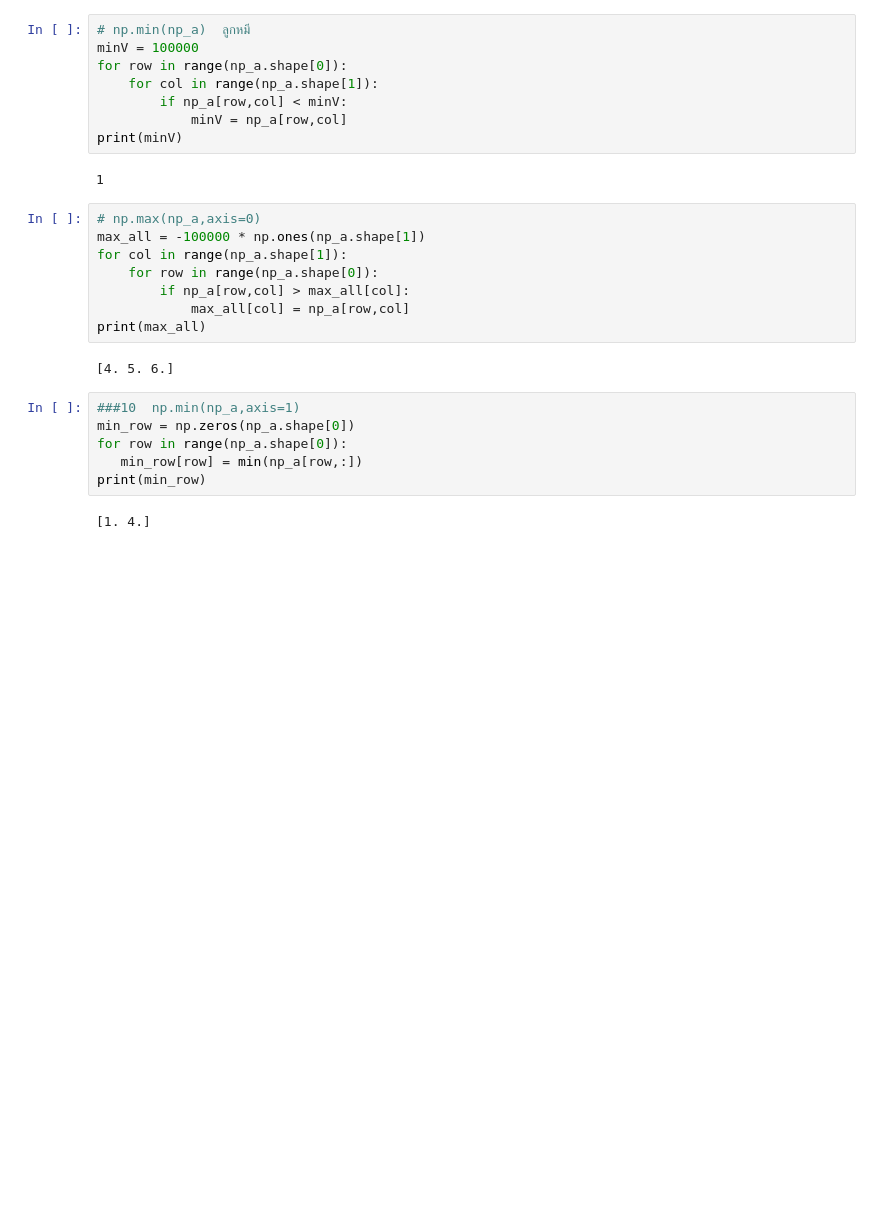
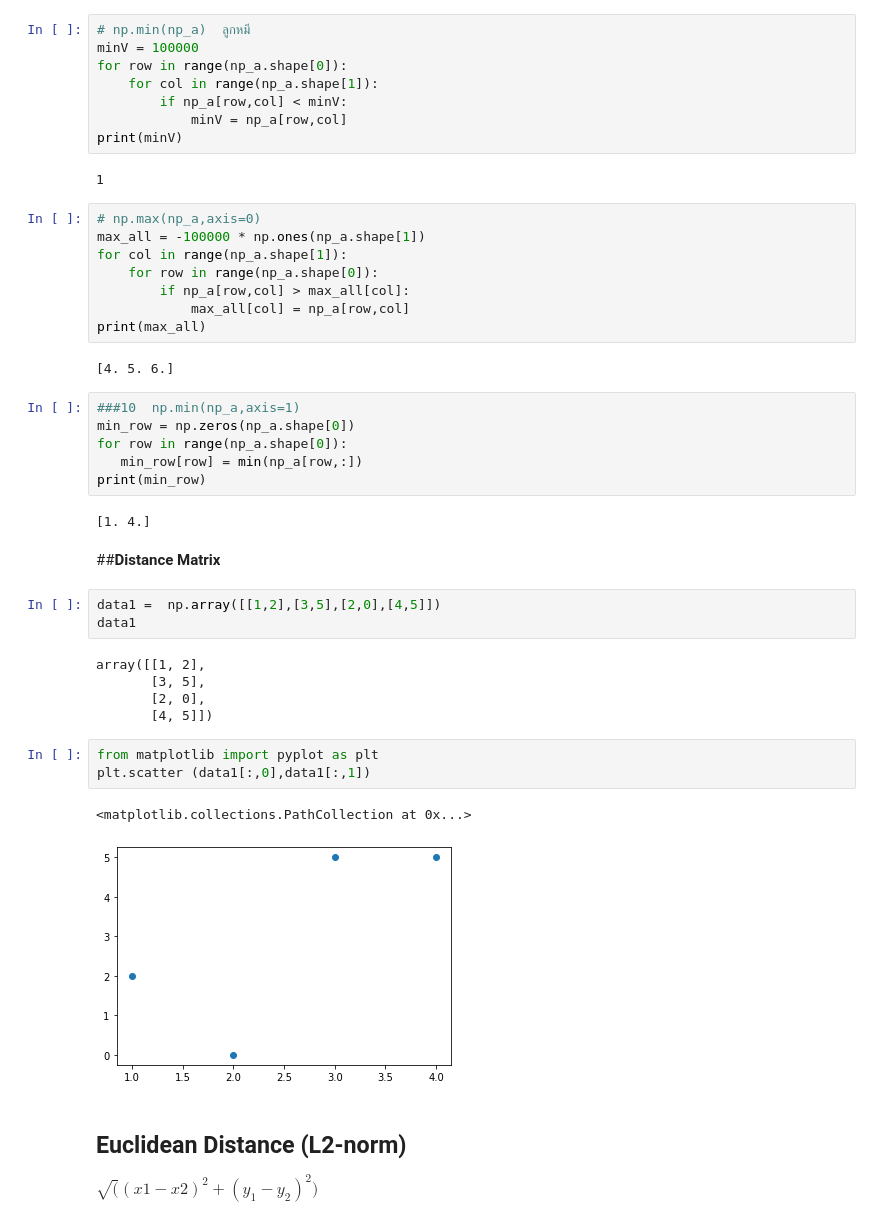
Before and after one commit to gameaphiwat/DWDM21, a Jupyter notebook: Distance_Numpy.ipynb, the cells around one changed output. Saved outputs shown, nothing was run; the diff lists cells and outputs as text; blank space fills up the shorter version.

Commit message:
Euclidean Distance

```diff
--- a/Distance_Numpy.ipynb
+++ b/Distance_Numpy.ipynb
@@ -314,3 +314,22 @@ for row in range(np_a.shape[0]):
 print(min_row)
 # %% [output]
 [1. 4.]
+# %% [markdown]
+##**Distance Matrix**
+# %%
+data1 =  np.array([[1,2],[3,5],[2,0],[4,5]])
+data1
+# %% [output]
+array([[1, 2],
+       [3, 5],
+       [2, 0],
+       [4, 5]])
+# %%
+from matplotlib import pyplot as plt
+plt.scatter (data1[:,0],data1[:,1])
+# %% [output]
+<matplotlib.collections.PathCollection at 0x...>
+[figure, added]
+# %% [markdown]
+## **Euclidean Distance (L2-norm)**
+$\sqrt((x1-x2)^2+(y_1-y_2)^2)$
```
Also changed, not shown: parts of 3 cells of this notebook.
